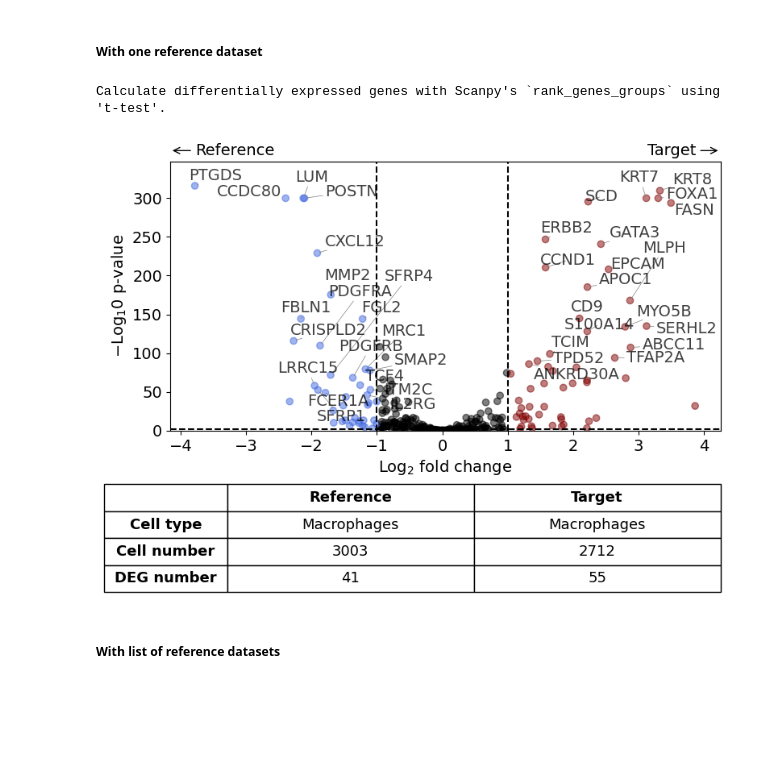
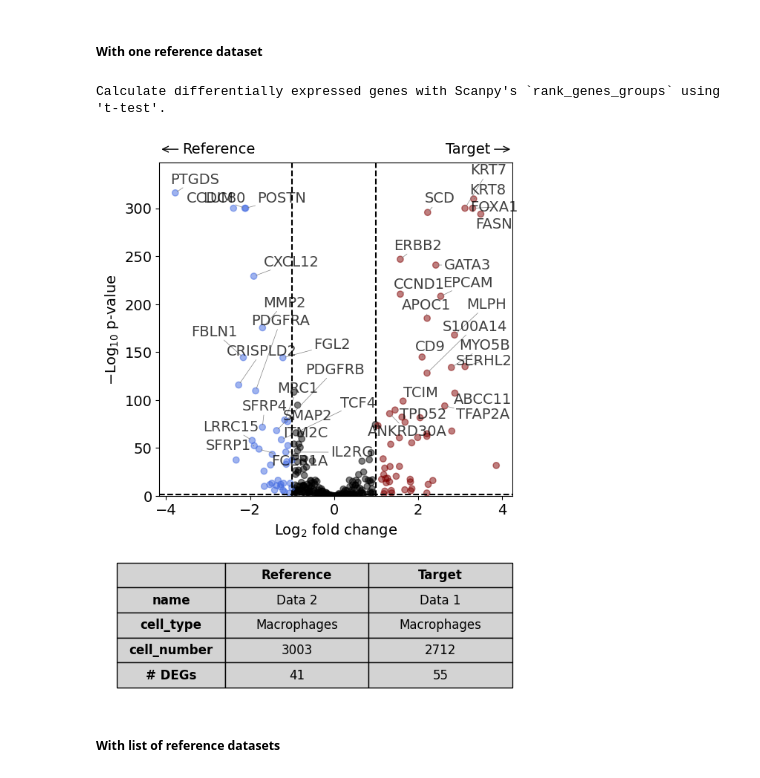
Before and after one commit to SpatialPathology/InSituPy, a Jupyter notebook: docs/source/tutorials/02_demo_analysis/07_InSituPy_differential_gene_expression.ipynb, the cells around one changed output. Saved outputs shown, nothing was run; the diff lists cells and outputs as text; code cells hidden in the pictures; blank space fills up the shorter version.

```diff
--- a/docs/source/tutorials/02_demo_analysis/07_InSituPy_differential_gene_expression.ipynb
+++ b/docs/source/tutorials/02_demo_analysis/07_InSituPy_differential_gene_expression.ipynb
@@ -165,16 +260,20 @@ xd2 = exp.data[2]
 # %% [markdown]
 ##### With one reference dataset
 # %%
-differential_gene_expression(
+dge_results = differential_gene_expression(
     target=xd0,
     ref=xd1,
+    target_name="Data 1",
+    ref_name="Data 2",
     target_cell_type_tuple=("cell_type_dc_sub_final", "Macrophages"),
     ref_cell_type_tuple="same",
     exclude_ambiguous_assignments=False, # in this case we are sure that there are no duplicate assignments
 )
+
+volcano(dge_results, label_sortby="scores", show_config=True)
 # %% [output]
 Calculate differentially expressed genes with Scanpy's `rank_genes_groups` using 't-test'.
-[figure, old version]
+[figure, new version]
 # %% [markdown]
 ##### With list of reference datasets
 # %%
```
Also changed, not shown: parts of 39 cells of this notebook, 10 other files.
